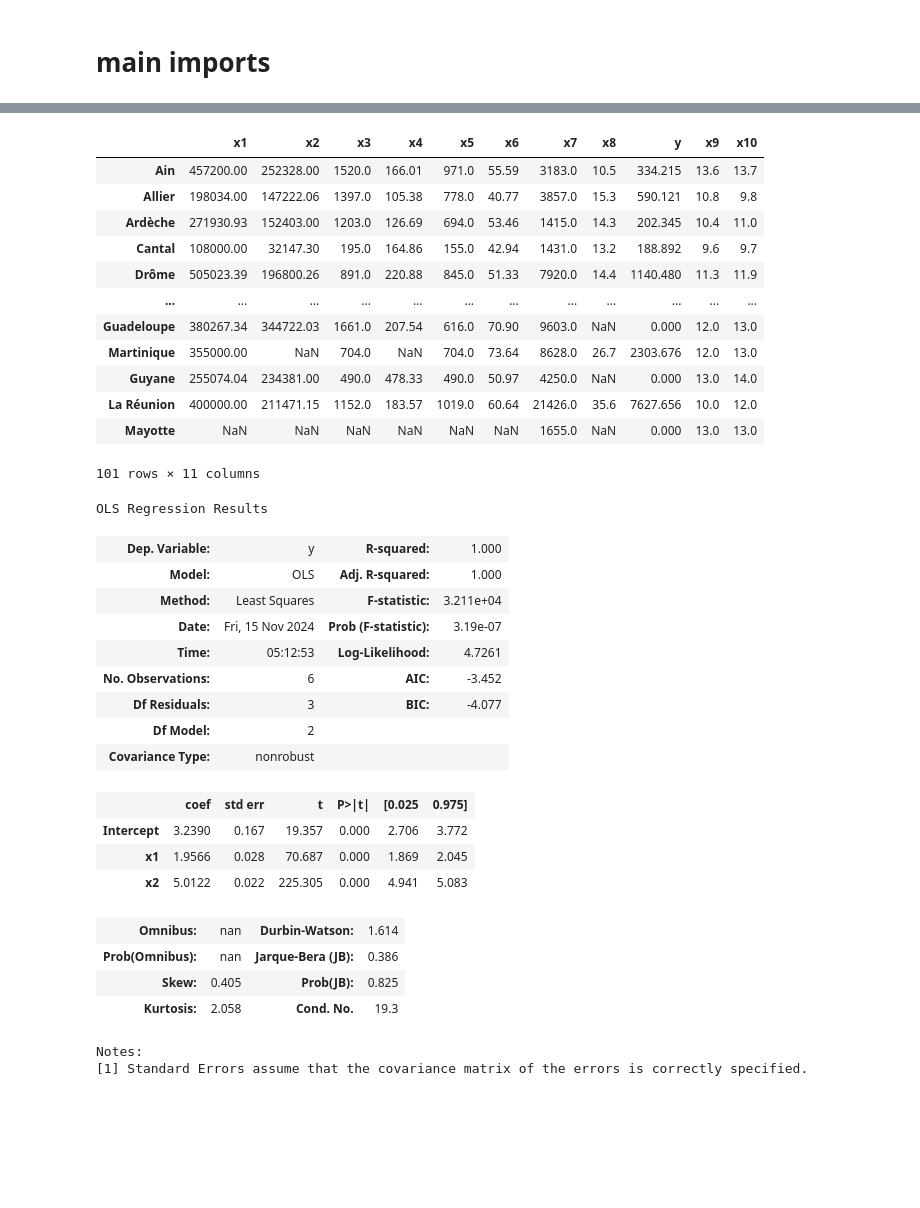
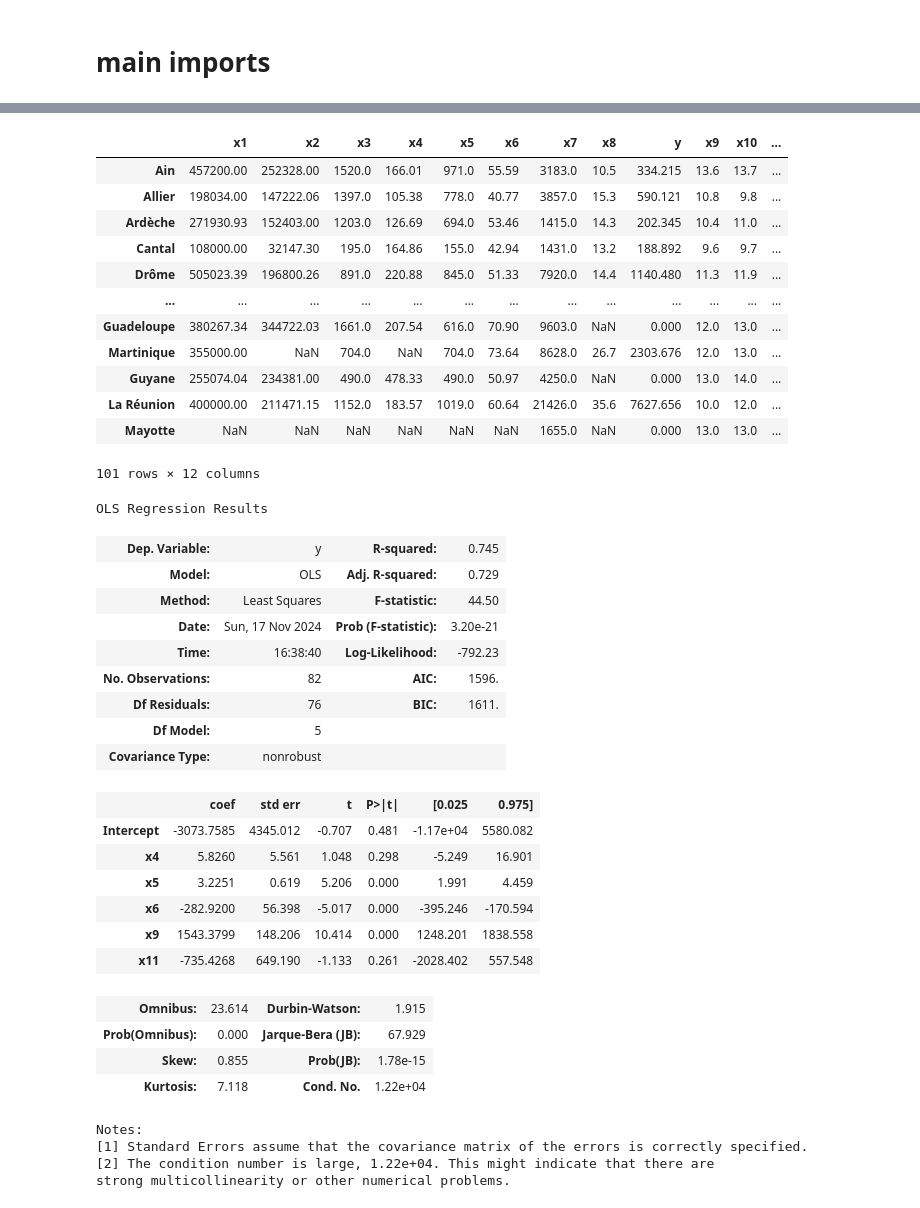
Before and after one commit to femifacia/french_student_precariousness_in_conometrics, a Jupyter notebook: src/regression_faj2015_2020.ipynb, the cells around one changed output, grey strips where cells are left out. Drawn from its saved outputs; the diff is of its cells as text; code cells hidden in the pictures; blank space fills up the shorter version.

```diff
--- a/src/regression_faj2015_2020.ipynb
+++ b/src/regression_faj2015_2020.ipynb
@@ -51,44 +66,49 @@ faj_df = pd.read_csv(faj_path, index_col=0)
 # %%
-faj_df.columns = ["x1","x2","x3","x4","x5","x6","x7","x8","y","x9", "x10"]
+faj_df.columns = ["x1","x2","x3","x4","x5","x6","x7","x8","y","x9", "x10", "x11"]
 # %%
 faj_df
 # %% [output]
-|  | x1 | x2 | x3 | x4 | x5 | x6 | x7 | x8 | y | x9 | x10 |
-| Ain | 457200.00 | 252328.00 | 1520.0 | 166.01 | 971.0 | 55.59 | 3183.0 | 10.5 | 334.215 | 13.6 | 13.7 |
-| Allier | 198034.00 | 147222.06 | 1397.0 | 105.38 | 778.0 | 40.77 | 3857.0 | 15.3 | 590.121 | 10.8 | 9.8 |
-| Ardèche | 271930.93 | 152403.00 | 1203.0 | 126.69 | 694.0 | 53.46 | 1415.0 | 14.3 | 202.345 | 10.4 | 11.0 |
-| Cantal | 108000.00 | 32147.30 | 195.0 | 164.86 | 155.0 | 42.94 | 1431.0 | 13.2 | 188.892 | 9.6 | 9.7 |
-| Drôme | 505023.39 | 196800.26 | 891.0 | 220.88 | 845.0 | 51.33 | 7920.0 | 14.4 | 1140.480 | 11.3 | 11.9 |
-| ... | ... | ... | ... | ... | ... | ... | ... | ... | ... | ... | ... |
-| Guadeloupe | 380267.34 | 344722.03 | 1661.0 | 207.54 | 616.0 | 70.90 | 9603.0 | NaN | 0.000 | 12.0 | 13.0 |
-| Martinique | 355000.00 | NaN | 704.0 | NaN | 704.0 | 73.64 | 8628.0 | 26.7 | 2303.676 | 12.0 | 13.0 |
-| Guyane | 255074.04 | 234381.00 | 490.0 | 478.33 | 490.0 | 50.97 | 4250.0 | NaN | 0.000 | 13.0 | 14.0 |
-| La Réunion | 400000.00 | 211471.15 | 1152.0 | 183.57 | 1019.0 | 60.64 | 21426.0 | 35.6 | 7627.656 | 10.0 | 12.0 |
-| Mayotte | NaN | NaN | NaN | NaN | NaN | NaN | 1655.0 | NaN | 0.000 | 13.0 | 13.0 |
+|  | x1 | x2 | x3 | x4 | x5 | x6 | x7 | x8 | y | x9 | x10 | ... |
+| Ain | 457200.00 | 252328.00 | 1520.0 | 166.01 | 971.0 | 55.59 | 3183.0 | 10.5 | 334.215 | 13.6 | 13.7 | ... |
+| Allier | 198034.00 | 147222.06 | 1397.0 | 105.38 | 778.0 | 40.77 | 3857.0 | 15.3 | 590.121 | 10.8 | 9.8 | ... |
+| Ardèche | 271930.93 | 152403.00 | 1203.0 | 126.69 | 694.0 | 53.46 | 1415.0 | 14.3 | 202.345 | 10.4 | 11.0 | ... |
+| Cantal | 108000.00 | 32147.30 | 195.0 | 164.86 | 155.0 | 42.94 | 1431.0 | 13.2 | 188.892 | 9.6 | 9.7 | ... |
+| Drôme | 505023.39 | 196800.26 | 891.0 | 220.88 | 845.0 | 51.33 | 7920.0 | 14.4 | 1140.480 | 11.3 | 11.9 | ... |
+| ... | ... | ... | ... | ... | ... | ... | ... | ... | ... | ... | ... | ... |
+| Guadeloupe | 380267.34 | 344722.03 | 1661.0 | 207.54 | 616.0 | 70.90 | 9603.0 | NaN | 0.000 | 12.0 | 13.0 | ... |
+| Martinique | 355000.00 | NaN | 704.0 | NaN | 704.0 | 73.64 | 8628.0 | 26.7 | 2303.676 | 12.0 | 13.0 | ... |
+| Guyane | 255074.04 | 234381.00 | 490.0 | 478.33 | 490.0 | 50.97 | 4250.0 | NaN | 0.000 | 13.0 | 14.0 | ... |
+| La Réunion | 400000.00 | 211471.15 | 1152.0 | 183.57 | 1019.0 | 60.64 | 21426.0 | 35.6 | 7627.656 | 10.0 | 12.0 | ... |
+| Mayotte | NaN | NaN | NaN | NaN | NaN | NaN | 1655.0 | NaN | 0.000 | 13.0 | 13.0 | ... |
-101 rows × 11 columns
+101 rows × 12 columns
 # %%
-model = statsmodels.formula.api.ols('y ~ x1 + x2', data = df)
+model = statsmodels.formula.api.ols('y ~ x4 + x5 + x6 + x9 + x11', data = faj_df)
 result = model.fit()
 
 result.summary()
 # %% [output]
 OLS Regression Results
-| Dep. Variable: | y | R-squared: | 1.000 |
-| Model: | OLS | Adj. R-squared: | 1.000 |
-| Method: | Least Squares | F-statistic: | 3.211e+04 |
-| Date: | Fri, 15 Nov 2024 | Prob (F-statistic): | 3.19e-07 |
-| Time: | 05:12:53 | Log-Likelihood: | 4.7261 |
-| No. Observations: | 6 | AIC: | -3.452 |
-| Df Residuals: | 3 | BIC: | -4.077 |
-| Df Model: | 2 |  |  |
+| Dep. Variable: | y | R-squared: | 0.745 |
+| Model: | OLS | Adj. R-squared: | 0.729 |
+| Method: | Least Squares | F-statistic: | 44.50 |
+| Date: | Sun, 17 Nov 2024 | Prob (F-statistic): | 3.20e-21 |
+| Time: | 16:38:40 | Log-Likelihood: | -792.23 |
+| No. Observations: | 82 | AIC: | 1596. |
+| Df Residuals: | 76 | BIC: | 1611. |
+| Df Model: | 5 |  |  |
 | Covariance Type: | nonrobust |  |  |
 |  | coef | std err | t | P>|t| | [0.025 | 0.975] |
-| Intercept | 3.2390 | 0.167 | 19.357 | 0.000 | 2.706 | 3.772 |
-| x1 | 1.9566 | 0.028 | 70.687 | 0.000 | 1.869 | 2.045 |
-| x2 | 5.0122 | 0.022 | 225.305 | 0.000 | 4.941 | 5.083 |
+| Intercept | -3073.7585 | 4345.012 | -0.707 | 0.481 | -1.17e+04 | 5580.082 |
+| x4 | 5.8260 | 5.561 | 1.048 | 0.298 | -5.249 | 16.901 |
+| x5 | 3.2251 | 0.619 | 5.206 | 0.000 | 1.991 | 4.459 |
+| x6 | -282.9200 | 56.398 | -5.017 | 0.000 | -395.246 | -170.594 |
+| x9 | 1543.3799 | 148.206 | 10.414 | 0.000 | 1248.201 | 1838.558 |
+| x11 | -735.4268 | 649.190 | -1.133 | 0.261 | -2028.402 | 557.548 |
-| Omnibus: | nan | Durbin-Watson: | 1.614 |
-| Prob(Omnibus): | nan | Jarque-Bera (JB): | 0.386 |
-| Skew: | 0.405 | Prob(JB): | 0.825 |
-| Kurtosis: | 2.058 | Cond. No. | 19.3 |
+| Omnibus: | 23.614 | Durbin-Watson: | 1.915 |
+| Prob(Omnibus): | 0.000 | Jarque-Bera (JB): | 67.929 |
+| Skew: | 0.855 | Prob(JB): | 1.78e-15 |
+| Kurtosis: | 7.118 | Cond. No. | 1.22e+04 |
 Notes:
 [1] Standard Errors assume that the covariance matrix of the errors is correctly specified.
+[2] The condition number is large, 1.22e+04. This might indicate that there are
+strong multicollinearity or other numerical problems.
```
Also changed, not shown: parts of 2 cells of this notebook, 3 other files.
